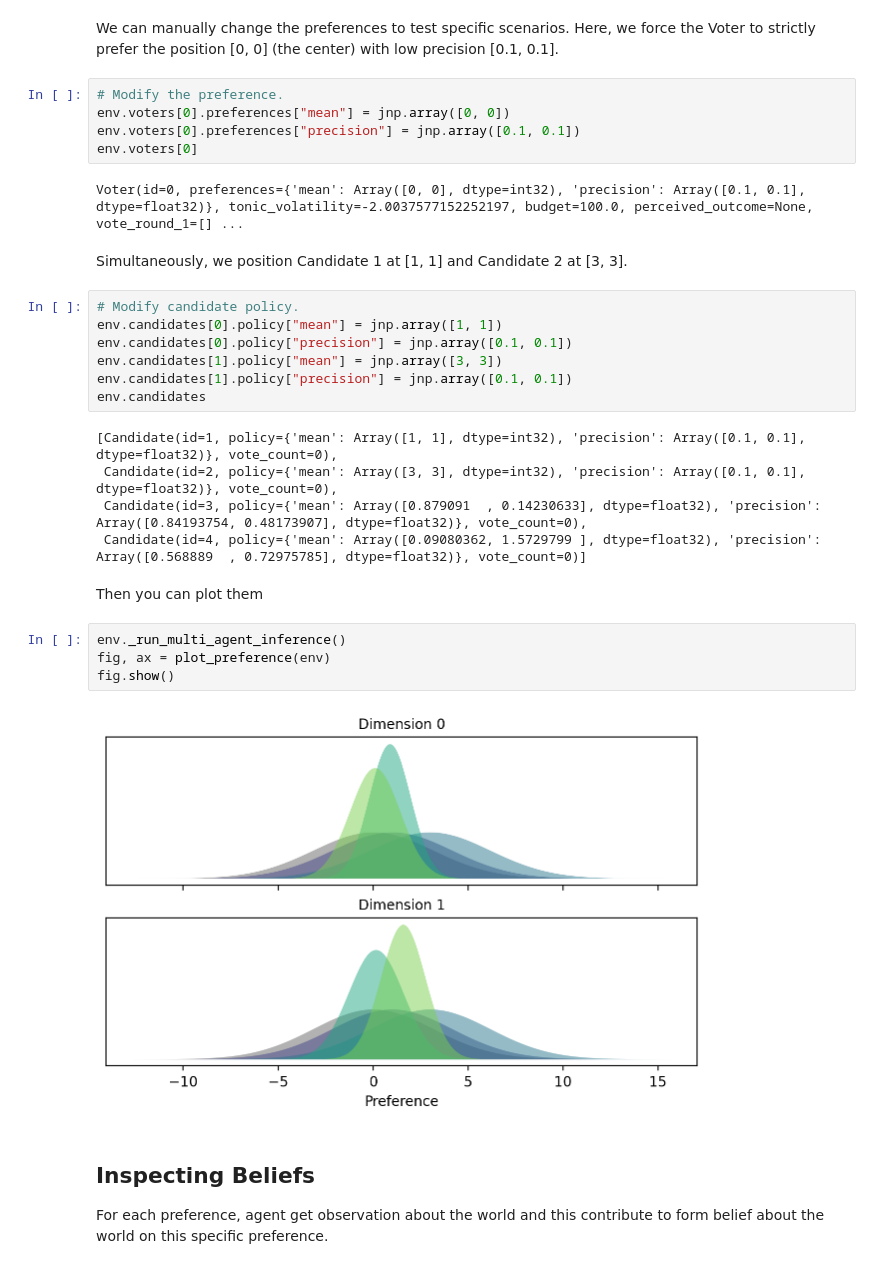
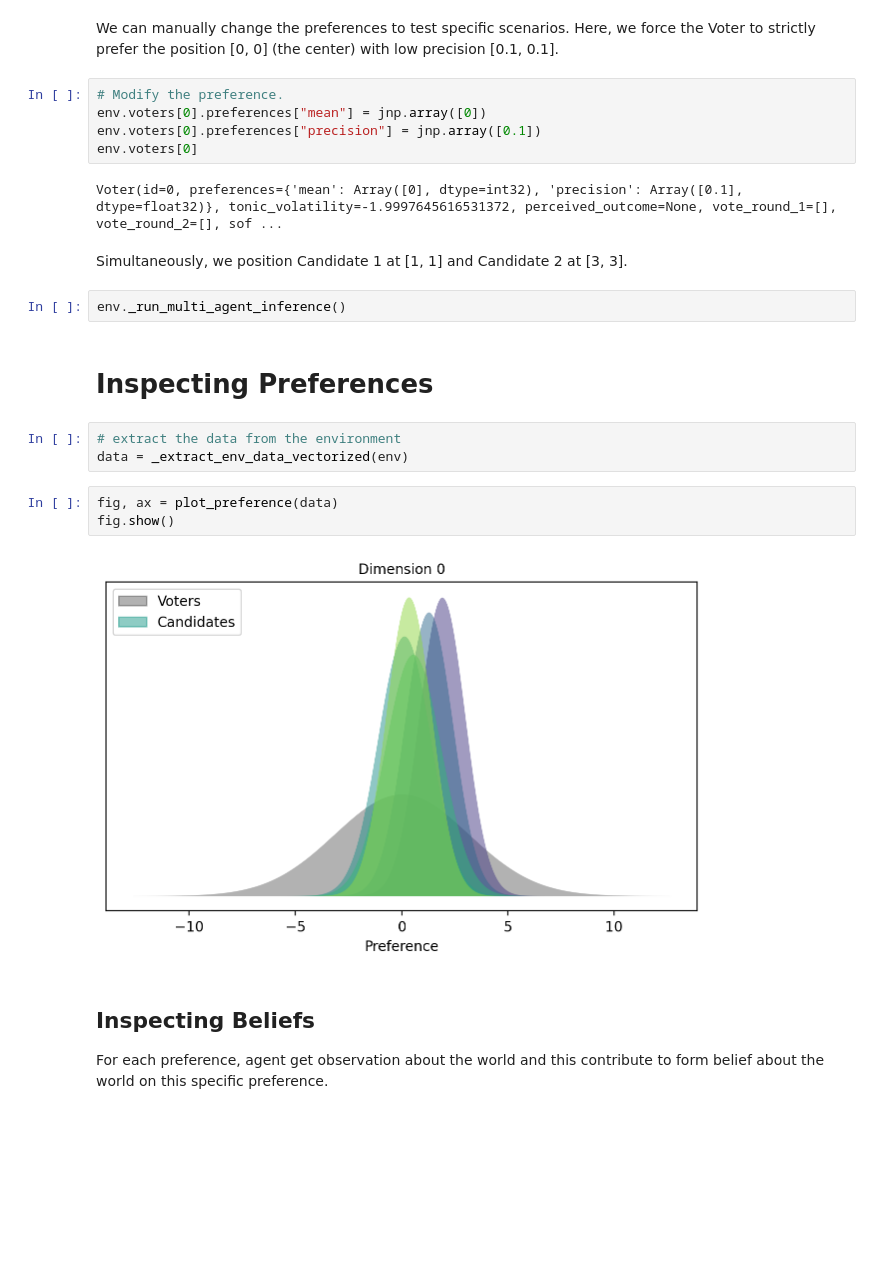
Before and after one commit to centre-for-humanities-computing/european-city-inference, a Jupyter notebook: docs/tutorials/tutorial_1_decision_making.ipynb, the cells around one changed output. Drawn from its saved outputs; the diff is of its cells as text; blank space fills up the shorter version.

```diff
--- a/docs/tutorials/tutorial_1_decision_making.ipynb
+++ b/docs/tutorials/tutorial_1_decision_making.ipynb
@@ -70,33 +73,25 @@ Array([0.97527444, 0.7275537 ], dtype=float32)
 We can manually change the preferences to test specific scenarios. Here, we force the Voter to strictly prefer the position [0, 0] (the center) with low precision [0.1, 0.1].
 # %%
 # Modify the preference.
-env.voters[0].preferences["mean"] = jnp.array([0, 0])
-env.voters[0].preferences["precision"] = jnp.array([0.1, 0.1])
+env.voters[0].preferences["mean"] = jnp.array([0])
+env.voters[0].preferences["precision"] = jnp.array([0.1])
 env.voters[0]
 # %% [output]
-Voter(id=0, preferences={'mean': Array([0, 0], dtype=int32), 'precision': Array([0.1, 0.1], dtype=float32)}, tonic_volatility=-2.0037577152252197, budget=100.0, perceived_outcome=None, vote_round_1=[] ...
+Voter(id=0, preferences={'mean': Array([0], dtype=int32), 'precision': Array([0.1], dtype=float32)}, tonic_volatility=-1.9997645616531372, perceived_outcome=None, vote_round_1=[], vote_round_2=[], sof ...
 # %% [markdown]
 Simultaneously, we position Candidate 1 at [1, 1] and Candidate 2 at [3, 3].
-# %%
-# Modify candidate policy.
-env.candidates[0].policy["mean"] = jnp.array([1, 1])
-env.candidates[0].policy["precision"] = jnp.array([0.1, 0.1])
-env.candidates[1].policy["mean"] = jnp.array([3, 3])
-env.candidates[1].policy["precision"] = jnp.array([0.1, 0.1])
-env.candidates
-# %% [output]
-[Candidate(id=1, policy={'mean': Array([1, 1], dtype=int32), 'precision': Array([0.1, 0.1], dtype=float32)}, vote_count=0),
- Candidate(id=2, policy={'mean': Array([3, 3], dtype=int32), 'precision': Array([0.1, 0.1], dtype=float32)}, vote_count=0),
- Candidate(id=3, policy={'mean': Array([0.879091  , 0.14230633], dtype=float32), 'precision': Array([0.84193754, 0.48173907], dtype=float32)}, vote_count=0),
- Candidate(id=4, policy={'mean': Array([0.09080362, 1.5729799 ], dtype=float32), 'precision': Array([0.568889  , 0.72975785], dtype=float32)}, vote_count=0)]
-# %% [markdown]
-Then you can plot them
-# %%
-env._run_multi_agent_inference()
-fig, ax = plot_preference(env)
-fig.show()
-# %% [output]
-[figure, removed]
+# %%
+env._run_multi_agent_inference()
+# %% [markdown]
+# Inspecting Preferences
+# %%
+# extract the data from the environment
+data = _extract_env_data_vectorized(env)
+# %%
+fig, ax = plot_preference(data)
+fig.show()
+# %% [output]
+[figure, added]
 # %% [markdown]
 ## Inspecting Beliefs
 For each preference, agent get observation about the world and this contribute to form belief about the world on this specific preference.
```
Also changed, not shown: parts of 25 cells of this notebook, 3 other files.
